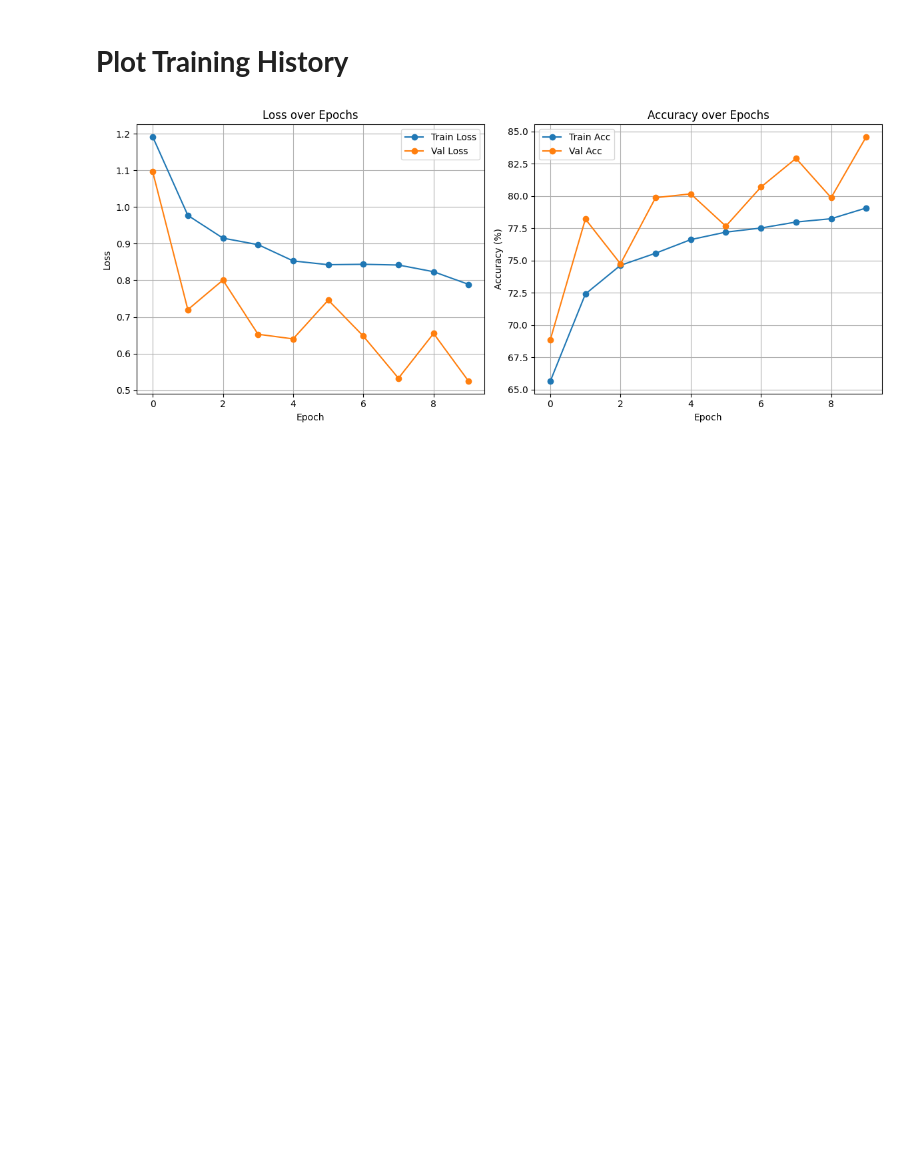
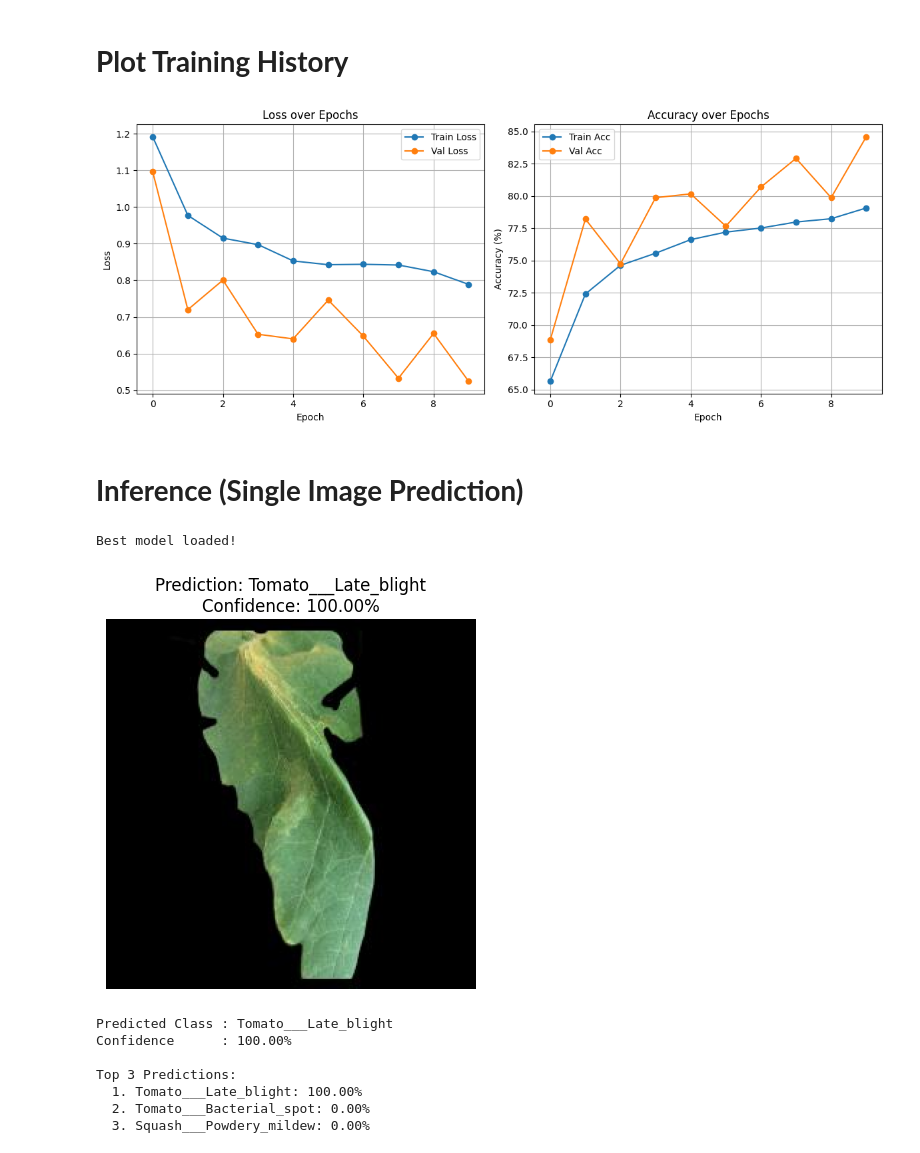
Before and after one commit to DhimanTarafdar/improve-plant-disease-detection-using-VGG16, a Jupyter notebook: Improve_Plant_Disease_Detection_using_CNN.ipynb, the cells around one changed output. Drawn from its saved outputs; the diff is of its cells as text; code cells hidden in the pictures; blank space fills up the shorter version.

```diff
--- a/Improve_Plant_Disease_Detection_using_CNN.ipynb
+++ b/Improve_Plant_Disease_Detection_using_CNN.ipynb
@@ -287,3 +287,53 @@ plt.tight_layout()
 plt.show()
 # %% [output]
 [figure]
+# %% [markdown]
+# **Inference (Single Image Prediction)**
+# %%
+def predict_image(image_path, model, transform, class_names, device):
+    img = Image.open(image_path).convert('RGB')
+    img_tensor = transform(img).unsqueeze(0).to(device)
+
+    model.eval()
+    with torch.no_grad():
+        outputs = model(img_tensor)
+        probabilities = torch.softmax(outputs, dim=1)        # Convert to probabilities
+        confidence, predicted = torch.max(probabilities, 1)
+
+    predicted_class = class_names[predicted.item()]
+    confidence_pct  = confidence.item() * 100
+
+    plt.imshow(img)
+    plt.title(f"Prediction: {predicted_class}\nConfidence: {confidence_pct:.2f}%")
+    plt.axis('off')
+    plt.show()
+
+    print(f"Predicted Class : {predicted_class}")
+    print(f"Confidence      : {confidence_pct:.2f}%")
+
+    # Show top 3 predictions
+    top3_probs, top3_indices = torch.topk(probabilities, 3, dim=1)
+    print("\nTop 3 Predictions:")
+    for i in range(3):
+        cls  = class_names[top3_indices[0][i].item()]
+        prob = top3_probs[0][i].item() * 100
+        print(f"  {i+1}. {cls}: {prob:.2f}%")
+# %%
+# Load best saved model before predicting
+model.load_state_dict(torch.load('best_plant_disease_vgg16.pth', map_location=device))
+print("Best model loaded!")
+
+# Test with a validation image
+test_image_path = os.path.join(VAL_PATH, classes[0],
+                               os.listdir(os.path.join(VAL_PATH, classes[0]))[0])
+predict_image(test_image_path, model, val_transform, train_dataset.classes, device)
+# %% [output]
+Best model loaded!
+[figure, added]
+Predicted Class : Tomato___Late_blight
+Confidence      : 100.00%
+
+Top 3 Predictions:
+  1. Tomato___Late_blight: 100.00%
+  2. Tomato___Bacterial_spot: 0.00%
+  3. Squash___Powdery_mildew: 0.00%
```
Also changed, not shown: parts of 3 cells of this notebook.
